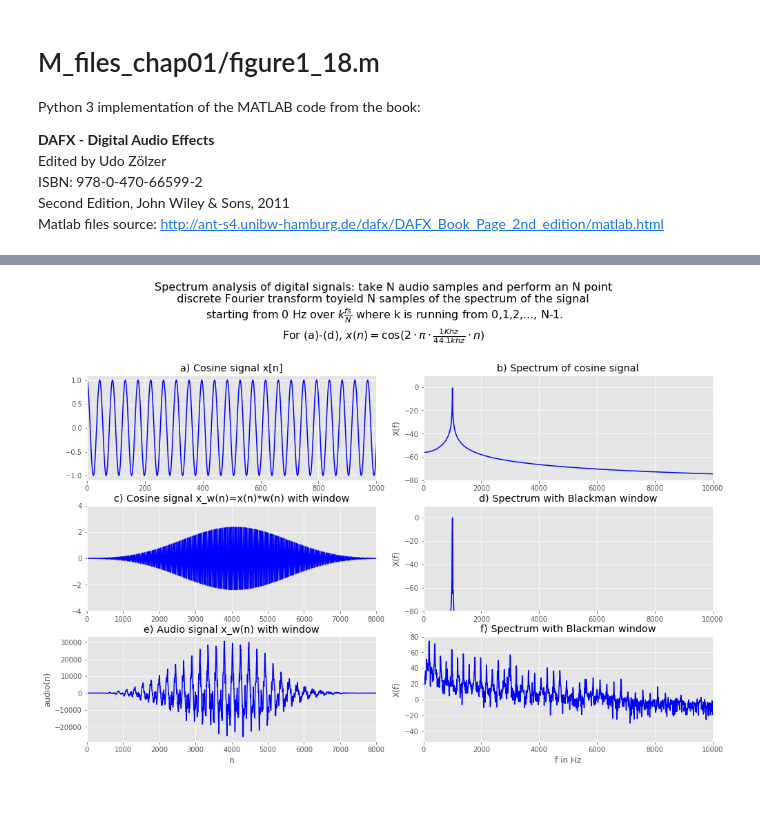
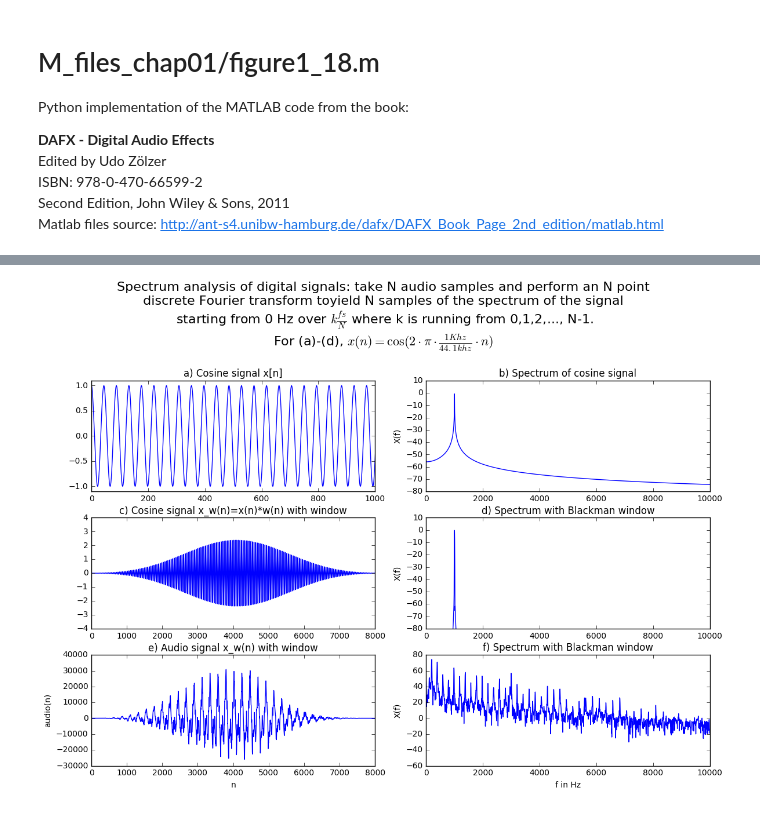
Before and after one commit to JoseRZapata/PyDAFX, a Jupyter notebook: 01_Introduction/figure1_18.ipynb, the cells around one changed output, grey strips where cells are left out. Drawn from its saved outputs; the diff is of its cells as text; code cells hidden in the pictures.

Commit message:
updating to python3

```diff
--- a/01_Introduction/figure1_18.ipynb
+++ b/01_Introduction/figure1_18.ipynb
@@ -1,7 +1,7 @@
 # %% [markdown]
 # M_files_chap01/figure1_18.m
 
-Python 3 implementation of the MATLAB code from the book:
+Python implementation of the MATLAB code from the book:
 
 <b>DAFX - Digital Audio Effects</b> <br>
 Edited by Udo Zölzer<br>
@@ -17,7 +17,6 @@ from scipy.fftpack import fft
 from scipy.io import wavfile
 import IPython
 from IPython.display import Audio
-plt.style.use('ggplot')
 # %%
 AudioFileName = "ton2.wav"
 IPython.display.Audio(AudioFileName)
@@ -39,57 +38,57 @@ f=(np.arange(N/2)/float(N))*float(FS) #frequency vector
 xw=x*W;
 # %%
 # Ploting Signals
-plt.rcParams['figure.figsize'] = (14, 10)# figure size
+plt.rcParams['figure.figsize'] = (12, 9)# figure size
 
 plt.subplot(321)
-plt.plot(x,'b')
+plt.plot(x)
 plt.axis([0, 1000, -1.1, 1.1])
 plt.title('a) Cosine signal x[n]')
 
 plt.subplot(323)
-plt.plot(xw,'b')
+plt.plot(xw)
 plt.axis([0, 8000, -4, 4])
 plt.title('c) Cosine signal x_w(n)=x(n)*w(n) with window')
 
 
 X=20*np.log10(np.abs(fft(x,N))/float(N/2));
 plt.subplot(322)
-plt.plot(f,X[:N/2],'b');
+plt.plot(f,X[:N/2]);
 plt.axis([0, 10000, -80, 10]);
 plt.ylabel('X(f)');
 plt.title('b) Spectrum of cosine signal')
 
 Xw=20*np.log10(np.abs(fft(xw,N))/float(N/2));
 plt.subplot(324)
-plt.plot(f,Xw[:N/2],'b');
+plt.plot(f,Xw[:N/2]);
 plt.axis([0, 10000, -80, 10]);
 plt.ylabel('X(f)');
 plt.title('d) Spectrum with Blackman window')
 
 s=u1[:N]*W;
 plt.subplot(325)
-plt.plot(s,'b');
+plt.plot(s);
 plt.xlim([0, 8000]);
 plt.ylabel('audio(n)');
 plt.xlabel('n')
 plt.title('e) Audio signal x_w(n) with window')
 
 
 Sw=20*np.log10(np.abs(fft(s,N))/float(N/2))
 plt.subplot(326)
-plt.plot(f,Sw[:N/2],'b')
+plt.plot(f,Sw[:N/2])
 plt.xlim([0, 10000])
 plt.ylabel('X(f)');
 plt.title('f) Spectrum with Blackman window')
 plt.xlabel('f in Hz')
 
 plt.suptitle('Spectrum analysis of digital signals: take N audio samples and perform an N point\n discrete Fourier transform to'
              'yield N samples of the spectrum of the signal \n starting from 0 Hz over 'r'$k\frac{fs}{N}$'
              ' where k is running from 0,1,2,..., N-1. \n'
              'For (a)-(d),'r' $x(n)=\cos(2\cdot\pi\cdot\frac{1Khz}{44.1khz}\cdot n)$',size=16)
 
 plt.tight_layout()
 plt.subplots_adjust(top=0.8)
 plt.show()
 # %% [output]
-[figure, old version]
+[figure, new version]
```
Also changed, not shown: 3 other files.
